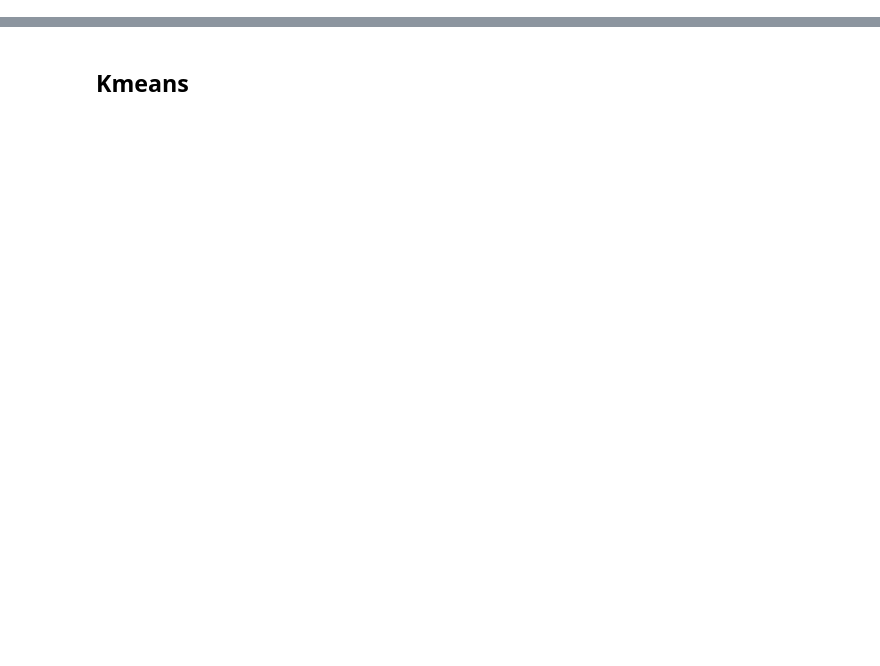
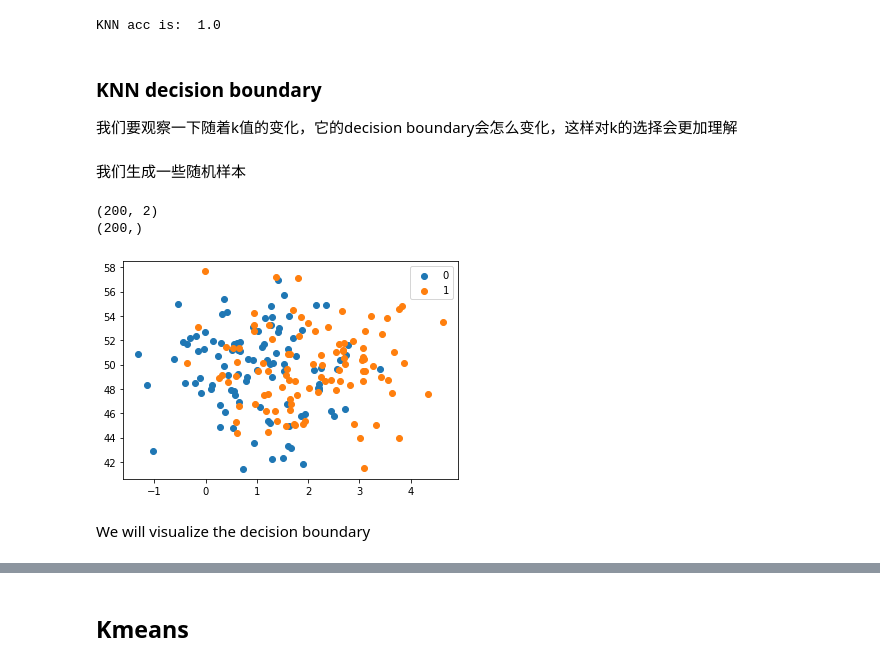
Before and after one commit to yeb2Binfang/ECE-GY-9163-ML-cyber, a Jupyter notebook: Lab/KNN_Kmeans.ipynb, the cells around one changed output, grey strips where cells are left out. Saved outputs shown, nothing was run; the diff lists cells and outputs as text; code cells hidden in the pictures; blank space fills up the shorter version.

```diff
--- a/Lab/KNN_Kmeans.ipynb
+++ b/Lab/KNN_Kmeans.ipynb
@@ -32,0 +98,10 @@ KNN是一个no parametric model，意思就是它的模型是没有参数的，
+# %%
+y_pred = [knn_classifier(x_train, y_train, test_data, 3) for test_data in x_test]
+acc = accuracy_score(y_test, y_pred)
+print("KNN acc is: ", acc)
+# %% [output]
+KNN acc is:  1.0
+# %% [markdown]
+### KNN decision boundary
+
+我们要观察一下随着k值的变化，它的decision boundary会怎么变化，这样对k的选择会更加理解
@@ -32,0 +112,22 @@ KNN是一个no parametric model，意思就是它的模型是没有参数的，
+# %% [markdown]
+我们生成一些随机样本
+# %%
+n_points = 100
+x1 = np.random.multivariate_normal([1,50],[[1,0],[0,10]], n_points)
+x2 = np.random.multivariate_normal([2,50],[[1,0],[0,10]], n_points)
+X = np.concatenate([x1, x2])
+y = np.array([0]*n_points + [1]*n_points)
+print(X.shape)
+print(y.shape)
+# %% [output]
+(200, 2)
+(200,)
+# %%
+plt.scatter(x1[:, 0], x1[:, 1], label=str(0))
+plt.scatter(x2[:, 0], x2[:, 1], label=str(1))
+plt.legend()
+plt.show()
+# %% [output]
+[figure, added]
+# %% [markdown]
+We will visualize the decision boundary
```
Also changed, not shown: parts of 13 cells of this notebook.
